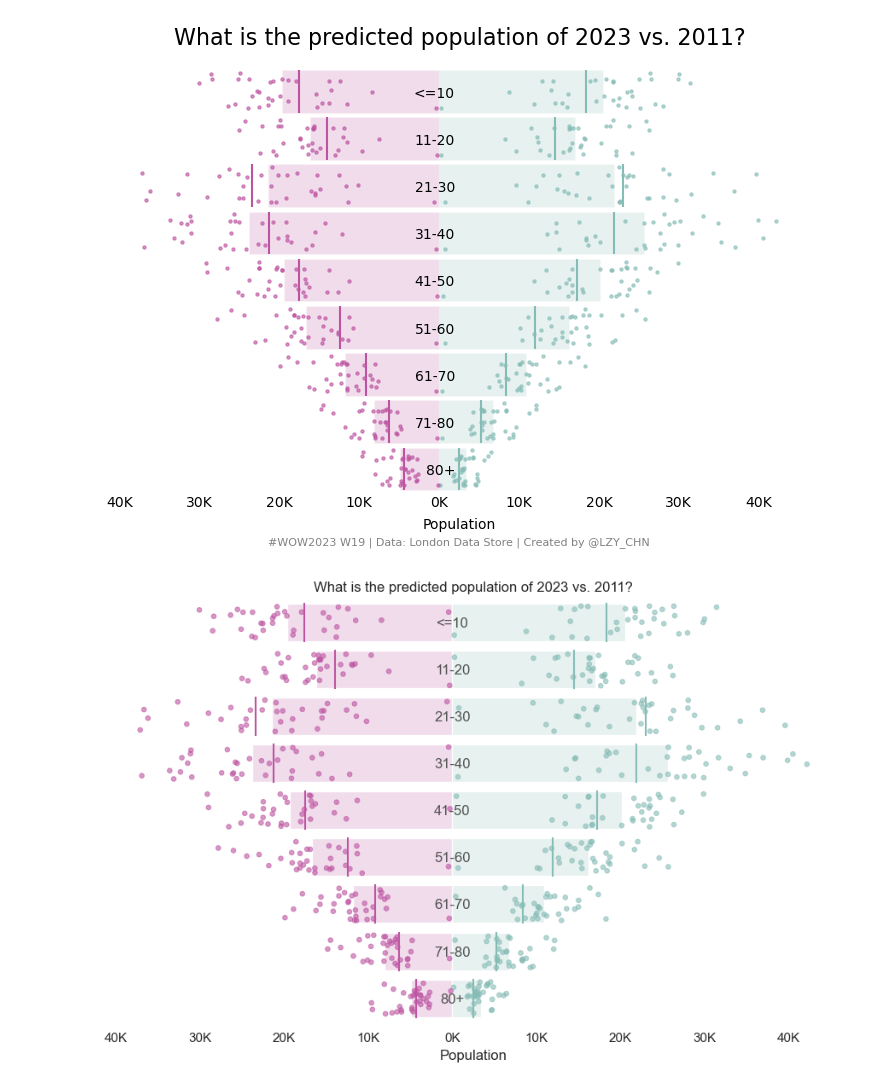
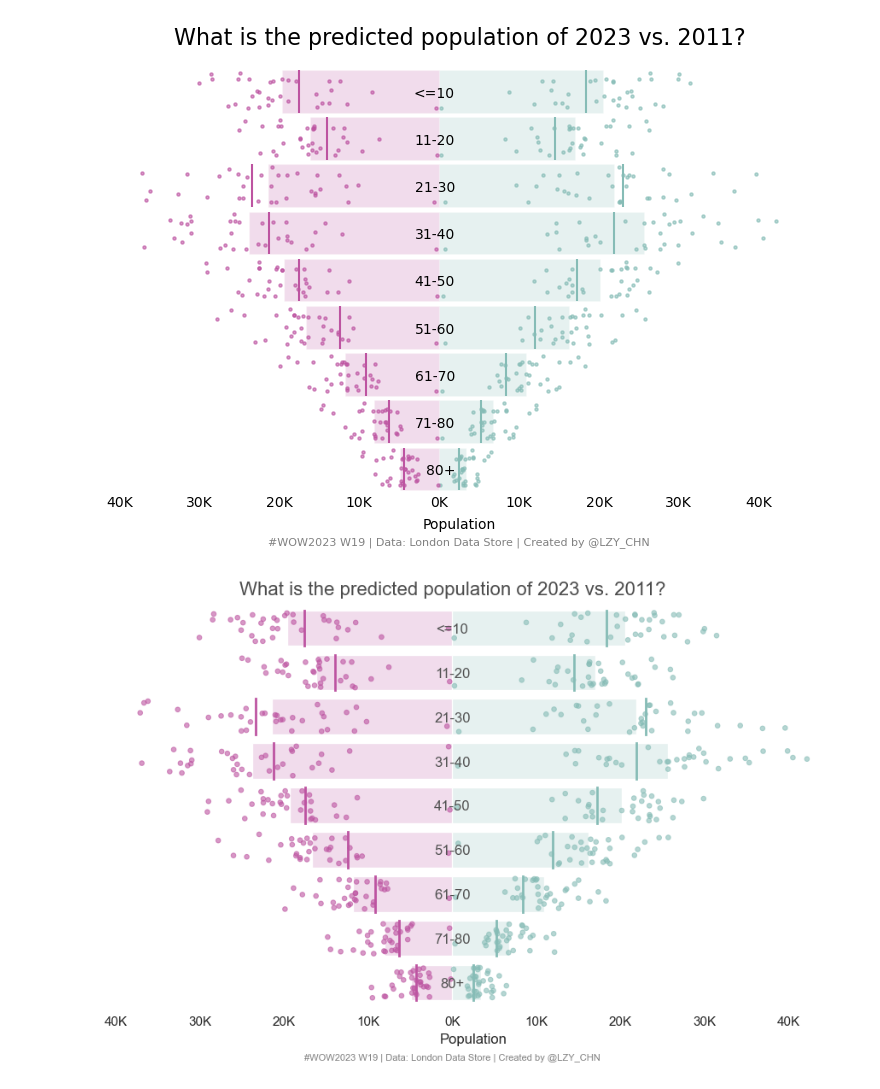
Before and after one commit to chenyulue/WorkoutWednesday, a Jupyter notebook: notebooks/2023w19tab.ipynb, the cells around one changed output. Saved outputs shown, nothing was run; the diff lists cells and outputs as text; code cells hidden in the pictures.

```diff
--- a/notebooks/2023w19tab.ipynb
+++ b/notebooks/2023w19tab.ipynb
@@ -101,25 +101,31 @@ data_joined = pd.concat([data_so_males,data_so_females]).reset_index()
 # %%
 p = (so.Plot(data_joined, x=primary_year, y='age_level', color='gender')
      .add(so.Bar(edgecolor='white', edgewidth=0.5, alpha=0.2), so.Agg(), legend=False)
-     .add(so.Dots(fillalpha=0.6, alpha=0.6), so.Jitter(y=0.7), legend=False)
-     .add(so.Range(alpha=1), orient='v',
+     .add(so.Dots(fillalpha=0.6, alpha=0.6), so.Jitter(y=0.7, seed=6543321), legend=False)
+     .add(so.Range(alpha=1, linewidth=2), orient='v',
           data=data_joined.groupby(['age_level', 'gender']).mean(numeric_only=True).reset_index(),
           x=secondary_year,
           ymin=np.arange(-0.4, 8, 1).repeat(2),
           ymax=np.arange(0.4, 9, 1).repeat(2),
           legend=False, color='gender')
      .add(so.Text(color='#525252'), data=pd.DataFrame({'age_level': data_joined['age_level'].unique()}),
           text='age_level', x=0, y='age_level')
+     .add(so.Text(text='What is the predicted population of 2023 vs. 2011?', color='0.3', fontsize=16,
+                  offset=25, valign='bottom', artist_kws=dict(clip_on=False)),
+          data={'x':[0], 'y':['<=10']}, x='x', y='y')
+     .add(so.Text(text='#WOW2023 W19 | Data: London Data Store | Created by @LZY_CHN', color='0.5', fontsize=8,
+                  offset=60, valign='top', artist_kws=dict(clip_on=False)),
+          data={'x':[0], 'y':['80+']}, x='x', y='y')
      .scale(color=['#86BCB6', '#BD54A1'],
             x=so.Continuous().label(like=lambda x, pos: f'{abs(x)/1000:.0f}K'))
-     .label(title='What is the predicted population of 2023 vs. 2011?', y='', x='Population')
+     .label(y='', x='Population')
      .layout(size=(9, 6))
      .theme({'axes.spines.left': False, 'axes.spines.right': False, 'axes.spines.top': False, 'axes.spines.bottom': False,
              'axes.grid': False, 'axes.facecolor': 'white', 'ytick.labelleft': False,
      })
 )
 
 p.show()
 # %% [output]
-[figure, old version]
+[figure, new version]
 # %%
```
Also changed, not shown: parts of 1 cell of this notebook, 1 other file.
